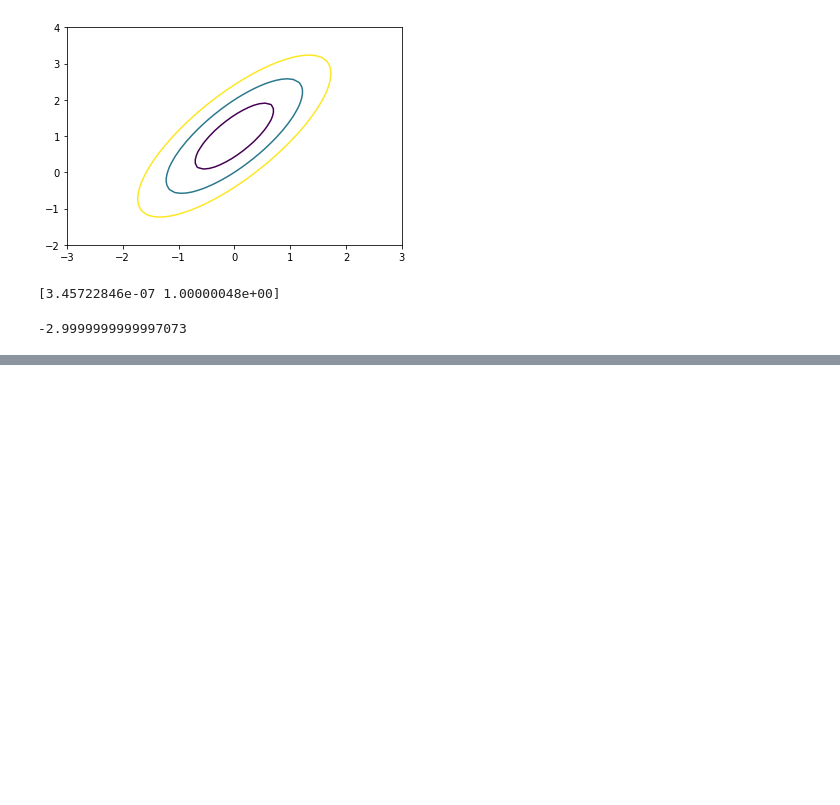
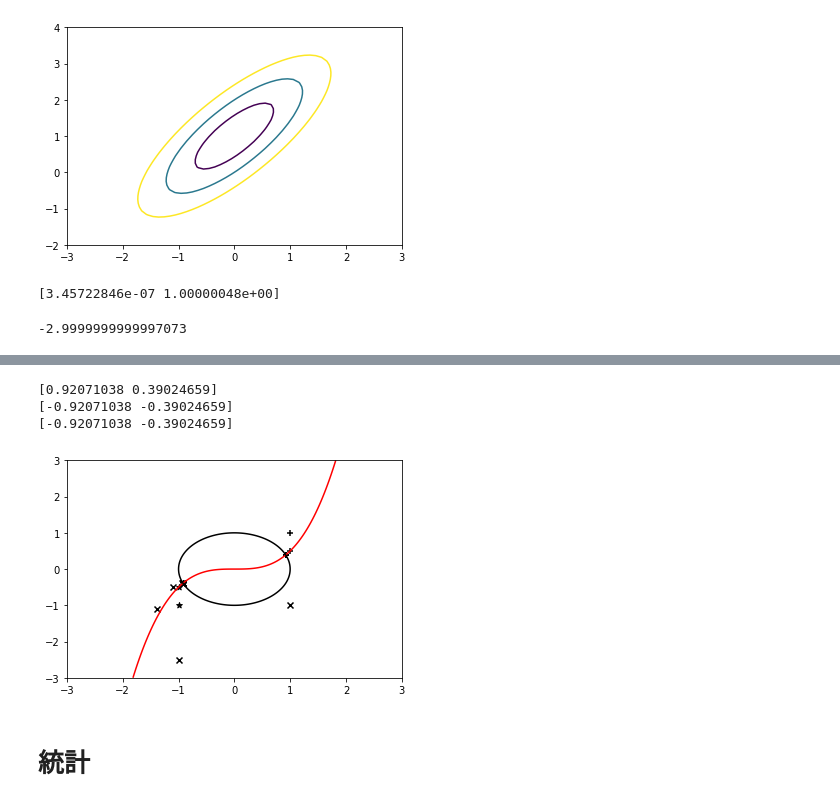
Before and after one commit to banbiossa/essence_of_machine_learning, a Jupyter notebook: notebooks/0.1_ss_math.ipynb, the cells around one changed output, grey strips where cells are left out. Cells and saved outputs as stored; diff of their text form; code cells hidden in the pictures; blank space fills up the shorter version.

```diff
--- a/notebooks/0.1_ss_math.ipynb
+++ b/notebooks/0.1_ss_math.ipynb
@@ -352,0 +429,47 @@ plt.contour(xs, ys, f(xx).reshape(xmesh.shape), levels=levels, colors='k', lines
+# %%
+def f2(x, y):
+    return x**2 + y**2 - 1
+# %%
+def f(xx):
+    x = xx[0]
+    y = xx[1]
+    return np.array([f1(x, y), f2(x, y)])
+# %%
+def df(xx):
+    x = xx[0]
+    y = xx[1]
+    return np.array([[3*x**2, -2], [2*x, 2*y]])
+# %%
+xmin, xmax, ymin, ymax = -3, 3, -3, 3
+# %%
+plt.xlim(xmin, xmax)
+plt.ylim(ymin, ymax)
+x = np.linspace(xmin, xmax, 200)
+y = np.linspace(ymin, ymax, 200)
+xmesh, ymesh = np.meshgrid(x, y)
+z1 = f1(xmesh, ymesh)
+z2 = f2(xmesh, ymesh)
+
+plt.contour(xmesh, ymesh, z1, colors='r', levels=[0])
+plt.contour(xmesh, ymesh, z2, colors='k', levels=[0])
+solver = Newton(f, df)
+
+initials = [
+    np.array([1, 1]),
+    np.array([-1, -1]),
+    np.array([1, -1]),
+           ]
+markers = ["+", "*", "x"]
+
+for x0, m in zip(initials, markers):
+    sol = solver.solve(x0)
+    plt.scatter(solver.path_[:, 0],
+               solver.path_[:, 1], color='k', marker=m)
+    print(sol)
+# %% [output]
+[0.92071038 0.39024659]
+[-0.92071038 -0.39024659]
+[-0.92071038 -0.39024659]
+[figure, added]
+# %% [markdown]
+# 統計
```
Also changed, not shown: parts of 18 cells of this notebook.
